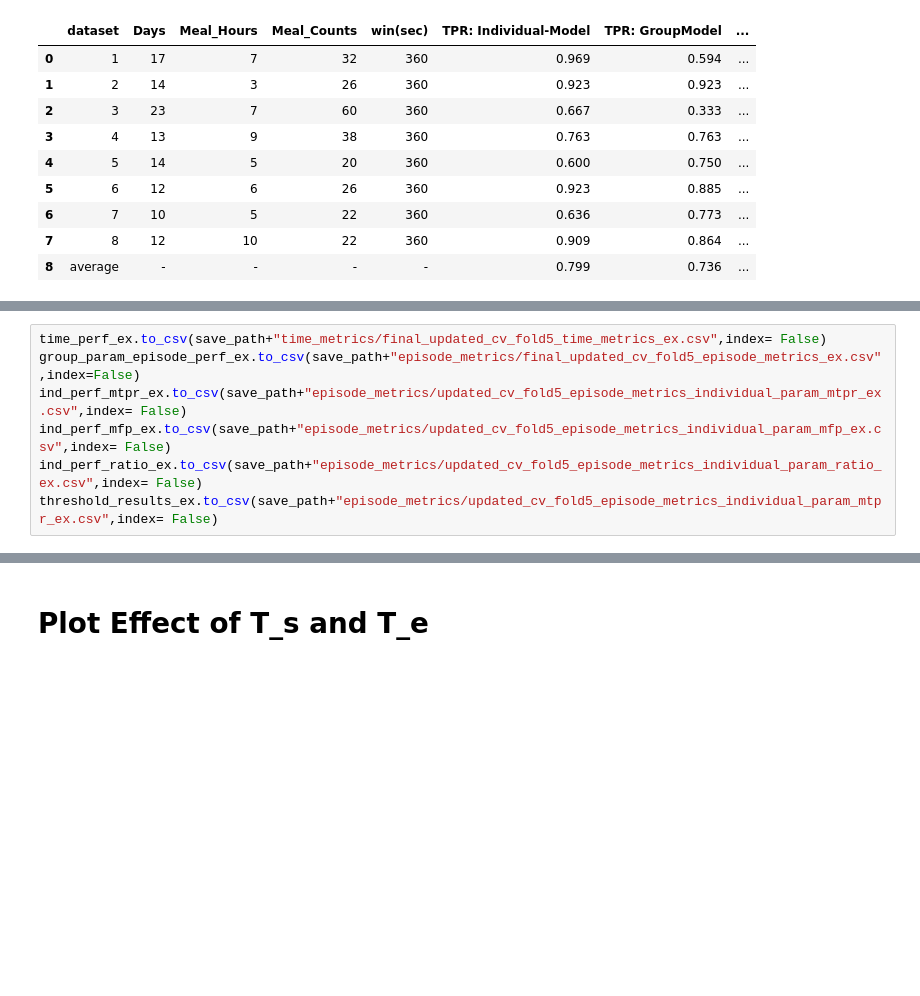
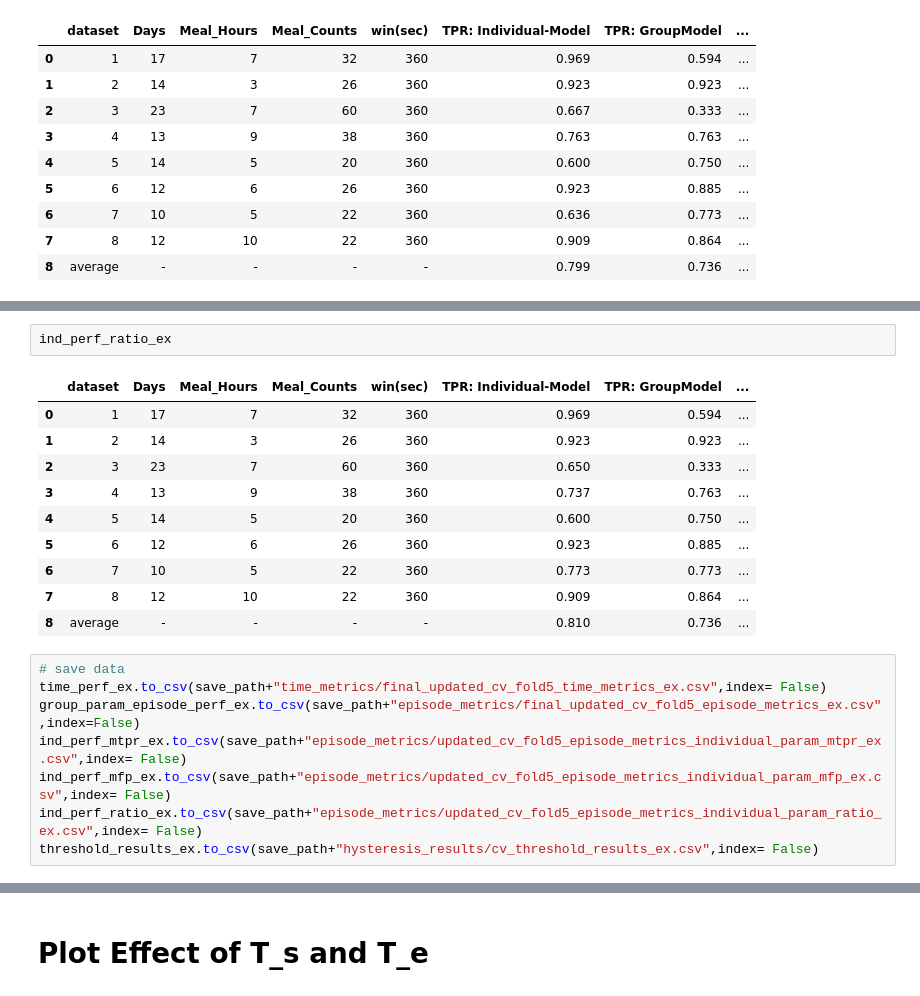
Before and after one commit to wenkangwei/eating-activity-detection, a Jupyter notebook: src/1_3-EDA.ipynb, the cells around one changed output, grey strips where cells are left out. Cells and saved outputs as stored; diff of their text form; blank space fills up the shorter version.

Commit message:
update episode metrics

```diff
--- a/src/1_3-EDA.ipynb
+++ b/src/1_3-EDA.ipynb
@@ -1066,7 +1094,21 @@ group_param_episode_perf_ex
+# %%
+ind_perf_ratio_ex
+# %% [output]
+|  | dataset | Days | Meal_Hours | Meal_Counts | win(sec) | TPR: Individual-Model | TPR: GroupModel | ... |
+| 0 | 1 | 17 | 7 | 32 | 360 | 0.969 | 0.594 | ... |
+| 1 | 2 | 14 | 3 | 26 | 360 | 0.923 | 0.923 | ... |
+| 2 | 3 | 23 | 7 | 60 | 360 | 0.650 | 0.333 | ... |
+| 3 | 4 | 13 | 9 | 38 | 360 | 0.737 | 0.763 | ... |
+| 4 | 5 | 14 | 5 | 20 | 360 | 0.600 | 0.750 | ... |
+| 5 | 6 | 12 | 6 | 26 | 360 | 0.923 | 0.885 | ... |
+| 6 | 7 | 10 | 5 | 22 | 360 | 0.773 | 0.773 | ... |
+| 7 | 8 | 12 | 10 | 22 | 360 | 0.909 | 0.864 | ... |
+| 8 | average | - | - | - | - | 0.810 | 0.736 | ... |
 # %%
+# save data
 time_perf_ex.to_csv(save_path+"time_metrics/final_updated_cv_fold5_time_metrics_ex.csv",index= False)
 group_param_episode_perf_ex.to_csv(save_path+"episode_metrics/final_updated_cv_fold5_episode_metrics_ex.csv",index=False)
 ind_perf_mtpr_ex.to_csv(save_path+"episode_metrics/updated_cv_fold5_episode_metrics_individual_param_mtpr_ex.csv",index= False)
 ind_perf_mfp_ex.to_csv(save_path+"episode_metrics/updated_cv_fold5_episode_metrics_individual_param_mfp_ex.csv",index= False)
 ind_perf_ratio_ex.to_csv(save_path+"episode_metrics/updated_cv_fold5_episode_metrics_individual_param_ratio_ex.csv",index= False)
-threshold_results_ex.to_csv(save_path+"episode_metrics/updated_cv_fold5_episode_metrics_individual_param_mtpr_ex.csv",index= False)
+threshold_results_ex.to_csv(save_path+"hysteresis_results/cv_threshold_results_ex.csv",index= False)
```
Also changed, not shown: parts of 5 cells of this notebook, 6 other files.
